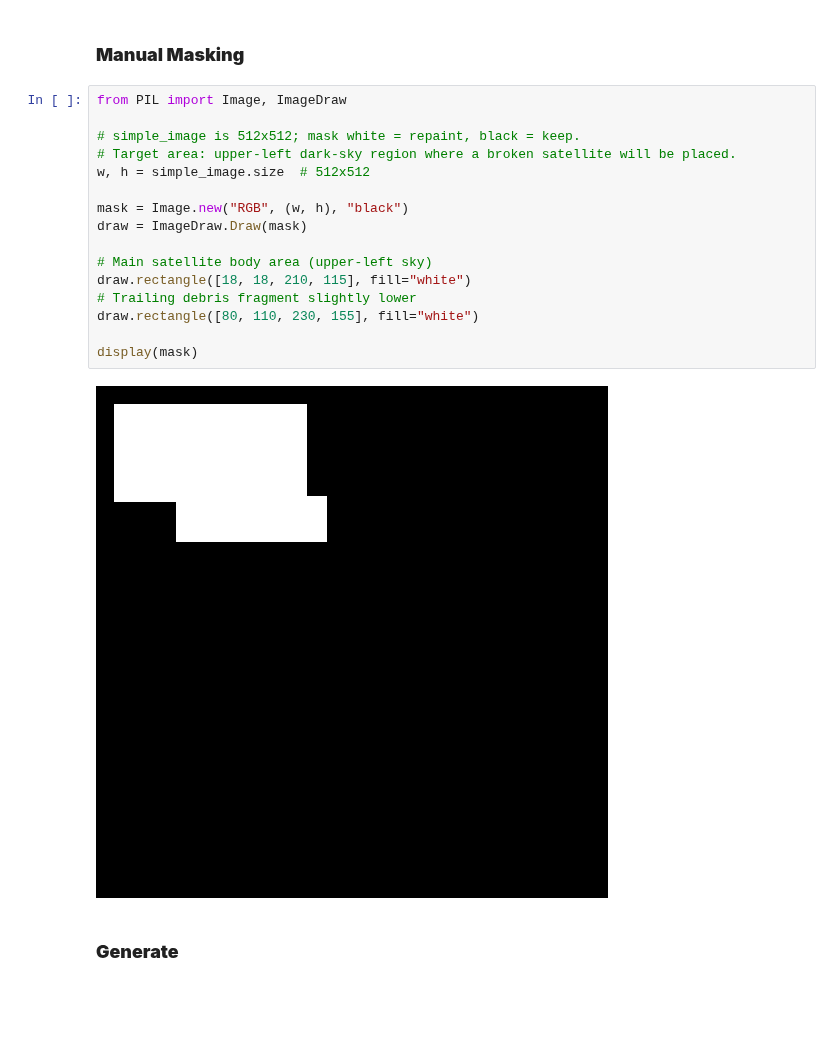
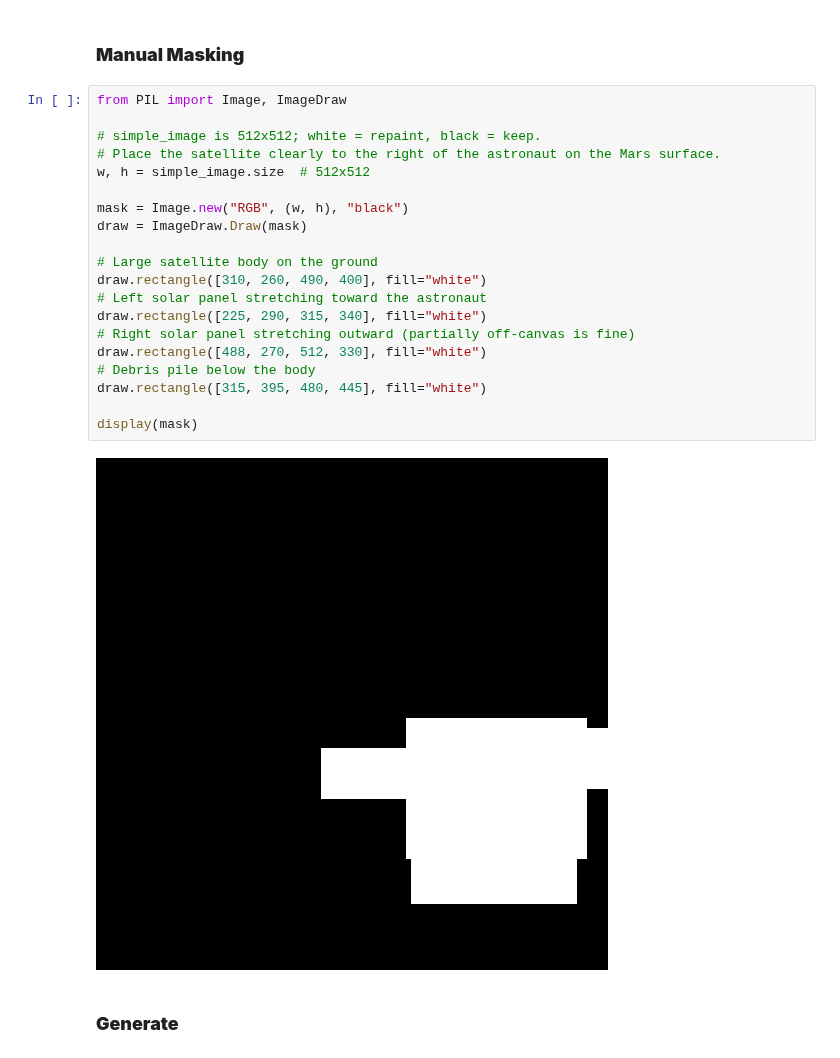
Before and after one commit to istamosh/idcamp-image-generation, a Jupyter notebook: Pipeline_submission_BFGAI_Alfian.ipynb, the cells around one changed output. Cells and saved outputs as stored; diff of their text form; blank space fills up the shorter version.

Commit message:
update: correcting broken satellite placement

```diff
--- a/Pipeline_submission_BFGAI_Alfian.ipynb
+++ b/Pipeline_submission_BFGAI_Alfian.ipynb
@@ -194,21 +194,25 @@ Defaulting to unsafe serialization. Pass `allow_pickle=False` to raise an error
 # %%
 from PIL import Image, ImageDraw
 
-# simple_image is 512x512; mask white = repaint, black = keep.
-# Target area: upper-left dark-sky region where a broken satellite will be placed.
+# simple_image is 512x512; white = repaint, black = keep.
+# Place the satellite clearly to the right of the astronaut on the Mars surface.
 w, h = simple_image.size  # 512x512
 
 mask = Image.new("RGB", (w, h), "black")
 draw = ImageDraw.Draw(mask)
 
-# Main satellite body area (upper-left sky)
-draw.rectangle([18, 18, 210, 115], fill="white")
-# Trailing debris fragment slightly lower
-draw.rectangle([80, 110, 230, 155], fill="white")
+# Large satellite body on the ground
+draw.rectangle([310, 260, 490, 400], fill="white")
+# Left solar panel stretching toward the astronaut
+draw.rectangle([225, 290, 315, 340], fill="white")
+# Right solar panel stretching outward (partially off-canvas is fine)
+draw.rectangle([488, 270, 512, 330], fill="white")
+# Debris pile below the body
+draw.rectangle([315, 395, 480, 445], fill="white")
 
 display(mask)
 # %% [output]
-[figure, old version]
+[figure, new version]
 # %% [markdown]
 ### **Generate**
 # %%
```
Also changed, not shown: parts of 1 cell of this notebook.
